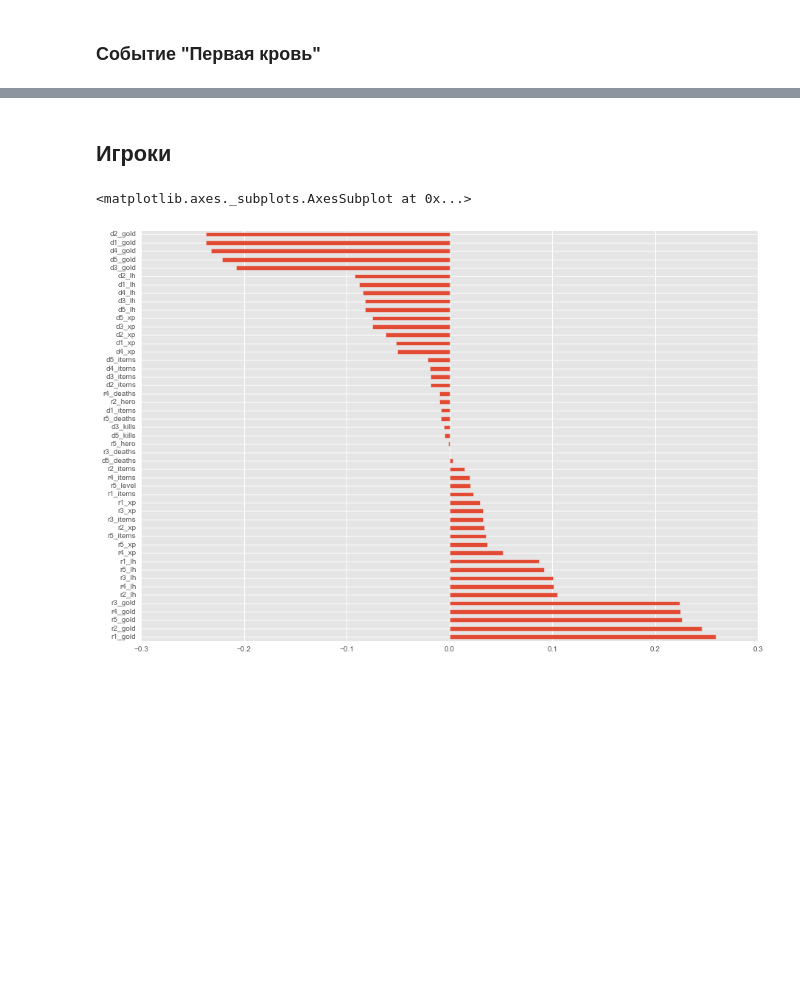
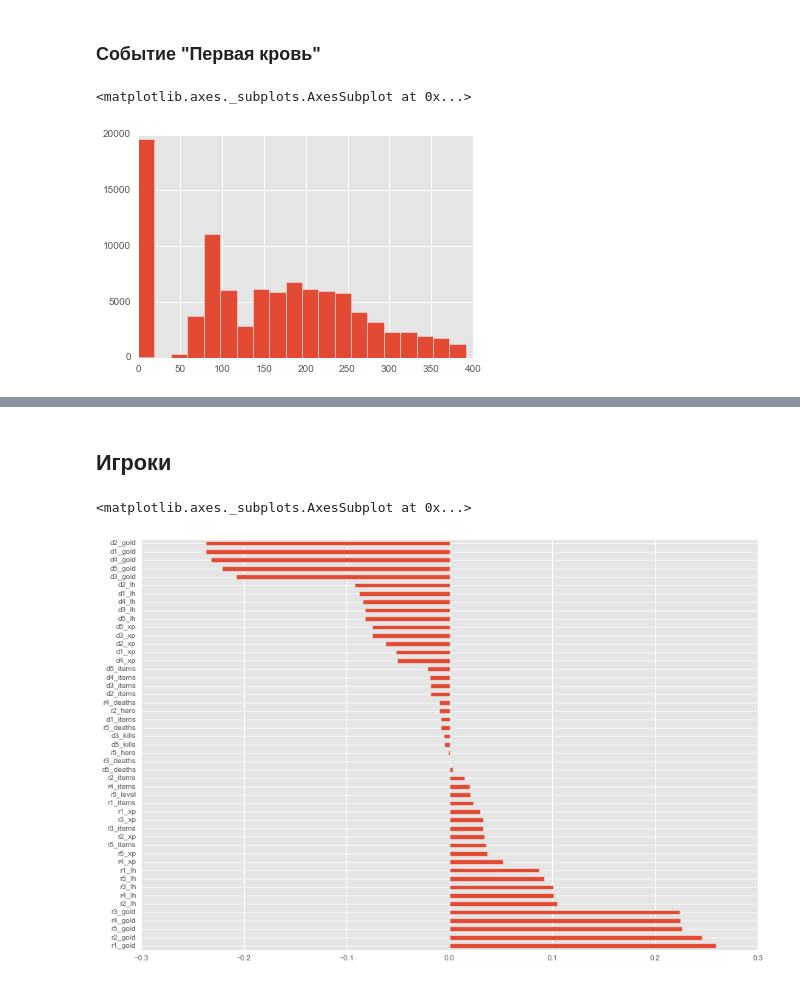
Before and after one commit to blagoffvyacheslav/kaggle, a Jupyter notebook: 2016-02-dota-2-win-probability-prediction/report.ipynb, the cells around one changed output, grey strips where cells are left out. Saved outputs shown, nothing was run; the diff lists cells and outputs as text; code cells hidden in the pictures; blank space fills up the shorter version.

```diff
--- a/2016-02-dota-2-win-probability-prediction/report.ipynb
+++ b/2016-02-dota-2-win-probability-prediction/report.ipynb
@@ -38,0 +52,5 @@ ax.legend(title='radiant_win')
+# %%
+df['first_blood_time'].hist(bins=20)
+# %% [output]
+<matplotlib.axes._subplots.AxesSubplot at 0x...>
+[figure, added]
```
Also changed, not shown: parts of 20 cells of this notebook.
